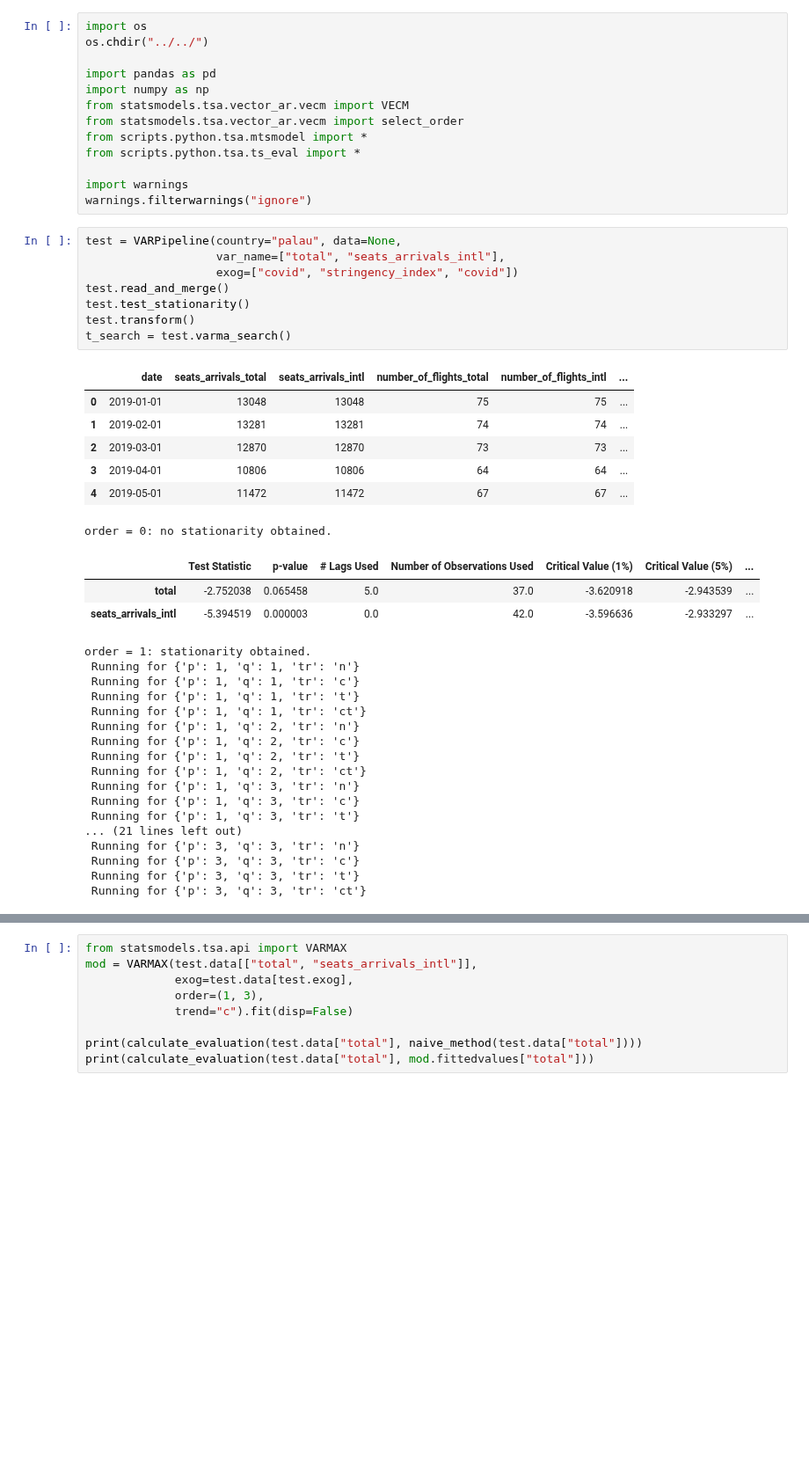
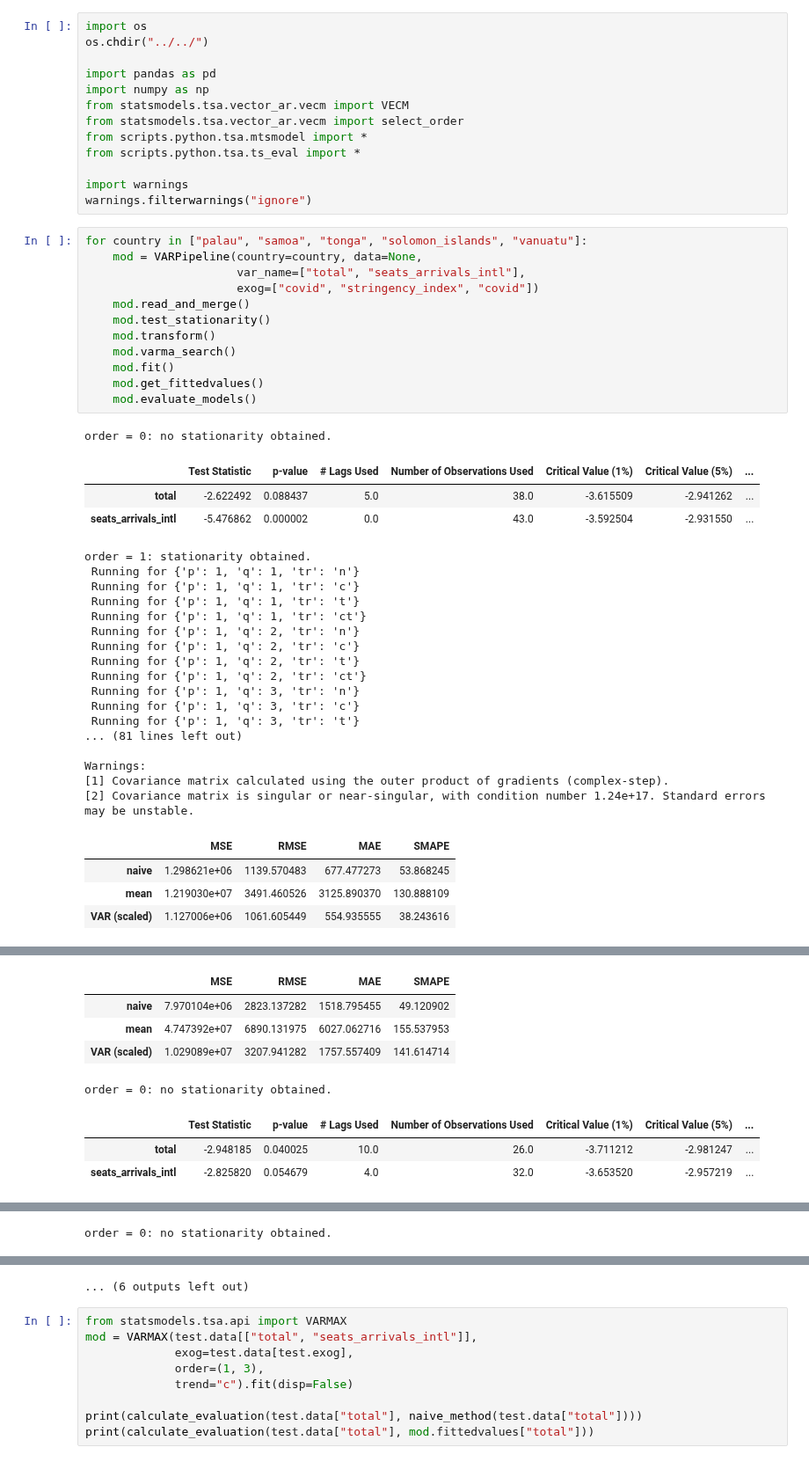
Before and after one commit to worldbank/pacific-observatory, a Jupyter notebook: docs/tourism/mtsa_var.ipynb, the cells around one changed output, grey strips where cells are left out. Shown at 88% size. Saved outputs shown, nothing was run; the diff lists cells and outputs as text; blank space fills up the shorter version.

```diff
--- a/docs/tourism/mtsa_var.ipynb
+++ b/docs/tourism/mtsa_var.ipynb
@@ -12,38 +12,40 @@ from scripts.python.tsa.ts_eval import *
 import warnings
 warnings.filterwarnings("ignore")
 # %%
-test = VARPipeline(country="palau", data=None,
-                   var_name=["total", "seats_arrivals_intl"],
-                   exog=["covid", "stringency_index", "covid"])
-test.read_and_merge()
-test.test_stationarity()
-test.transform()
-t_search = test.varma_search()
+for country in ["palau", "samoa", "tonga", "solomon_islands", "vanuatu"]:
+    mod = VARPipeline(country=country, data=None,
+                      var_name=["total", "seats_arrivals_intl"],
+                      exog=["covid", "stringency_index", "covid"])
+    mod.read_and_merge()
+    mod.test_stationarity()
+    mod.transform()
+    mod.varma_search()
+    mod.fit()
+    mod.get_fittedvalues()
+    mod.evaluate_models()
 # %% [output]
+order = 0: no stationarity obtained.
-|  | date | seats_arrivals_total | seats_arrivals_intl | number_of_flights_total | number_of_flights_intl | ... |
-| 0 | 2019-01-01 | 13048 | 13048 | 75 | 75 | ... |
-| 1 | 2019-02-01 | 13281 | 13281 | 74 | 74 | ... |
-| 2 | 2019-03-01 | 12870 | 12870 | 73 | 73 | ... |
-| 3 | 2019-04-01 | 10806 | 10806 | 64 | 64 | ... |
-| 4 | 2019-05-01 | 11472 | 11472 | 67 | 67 | ... |
+|  | Test Statistic | p-value | # Lags Used | Number of Observations Used | Critical Value (1%) | Critical Value (5%) | ... |
+| total | -2.622492 | 0.088437 | 5.0 | 38.0 | -3.615509 | -2.941262 | ... |
+| seats_arrivals_intl | -5.476862 | 0.000002 | 0.0 | 43.0 | -3.592504 | -2.931550 | ... |
-order = 0: no stationarity obtained.
+order = 1: stationarity obtained.
+ Running for {'p': 1, 'q': 1, 'tr': 'n'}
+ Running for {'p': 1, 'q': 1, 'tr': 'c'}
+ Running for {'p': 1, 'q': 1, 'tr': 't'}
+ Running for {'p': 1, 'q': 1, 'tr': 'ct'}
+ Running for {'p': 1, 'q': 2, 'tr': 'n'}
+ Running for {'p': 1, 'q': 2, 'tr': 'c'}
+ Running for {'p': 1, 'q': 2, 'tr': 't'}
+ Running for {'p': 1, 'q': 2, 'tr': 'ct'}
+ Running for {'p': 1, 'q': 3, 'tr': 'n'}
+ Running for {'p': 1, 'q': 3, 'tr': 'c'}
+ Running for {'p': 1, 'q': 3, 'tr': 't'}
+... (81 lines left out)
+
+Warnings:
+[1] Covariance matrix calculated using the outer product of gradients (complex-step).
+[2] Covariance matrix is singular or near-singular, with condition number 1.24e+17. Standard errors may be unstable.
-|  | Test Statistic | p-value | # Lags Used | Number of Observations Used | Critical Value (1%) | Critical Value (5%) | ... |
-| total | -2.752038 | 0.065458 | 5.0 | 37.0 | -3.620918 | -2.943539 | ... |
-| seats_arrivals_intl | -5.394519 | 0.000003 | 0.0 | 42.0 | -3.596636 | -2.933297 | ... |
+|  | MSE | RMSE | MAE | SMAPE |
+| naive | 1.298621e+06 | 1139.570483 | 677.477273 | 53.868245 |
+| mean | 1.219030e+07 | 3491.460526 | 3125.890370 | 130.888109 |
+| VAR (scaled) | 1.127006e+06 | 1061.605449 | 554.935555 | 38.243616 |
-order = 1: stationarity obtained.
- Running for {'p': 1, 'q': 1, 'tr': 'n'}
- Running for {'p': 1, 'q': 1, 'tr': 'c'}
- Running for {'p': 1, 'q': 1, 'tr': 't'}
- Running for {'p': 1, 'q': 1, 'tr': 'ct'}
- Running for {'p': 1, 'q': 2, 'tr': 'n'}
- Running for {'p': 1, 'q': 2, 'tr': 'c'}
- Running for {'p': 1, 'q': 2, 'tr': 't'}
- Running for {'p': 1, 'q': 2, 'tr': 'ct'}
- Running for {'p': 1, 'q': 3, 'tr': 'n'}
- Running for {'p': 1, 'q': 3, 'tr': 'c'}
- Running for {'p': 1, 'q': 3, 'tr': 't'}
-... (21 lines left out)
- Running for {'p': 3, 'q': 3, 'tr': 'n'}
- Running for {'p': 3, 'q': 3, 'tr': 'c'}
- Running for {'p': 3, 'q': 3, 'tr': 't'}
- Running for {'p': 3, 'q': 3, 'tr': 'ct'}
@@ -49,0 +69,8 @@ order = 1: stationarity obtained.
+|  | MSE | RMSE | MAE | SMAPE |
+| naive | 7.970104e+06 | 2823.137282 | 1518.795455 | 49.120902 |
+| mean | 4.747392e+07 | 6890.131975 | 6027.062716 | 155.537953 |
+| VAR (scaled) | 1.029089e+07 | 3207.941282 | 1757.557409 | 141.614714 |
+order = 0: no stationarity obtained.
+|  | Test Statistic | p-value | # Lags Used | Number of Observations Used | Critical Value (1%) | Critical Value (5%) | ... |
+| total | -2.948185 | 0.040025 | 10.0 | 26.0 | -3.711212 | -2.981247 | ... |
+| seats_arrivals_intl | -2.825820 | 0.054679 | 4.0 | 32.0 | -3.653520 | -2.957219 | ... |
@@ -49,0 +98 @@ order = 1: stationarity obtained.
+order = 0: no stationarity obtained.
@@ -50,3 +102,4 @@ order = 1: stationarity obtained.
+... (6 outputs left out)
 # %%
 from statsmodels.tsa.api import VARMAX
 mod = VARMAX(test.data[["total", "seats_arrivals_intl"]],
```
Also changed, not shown: parts of 4 cells of this notebook, 2 other files.
